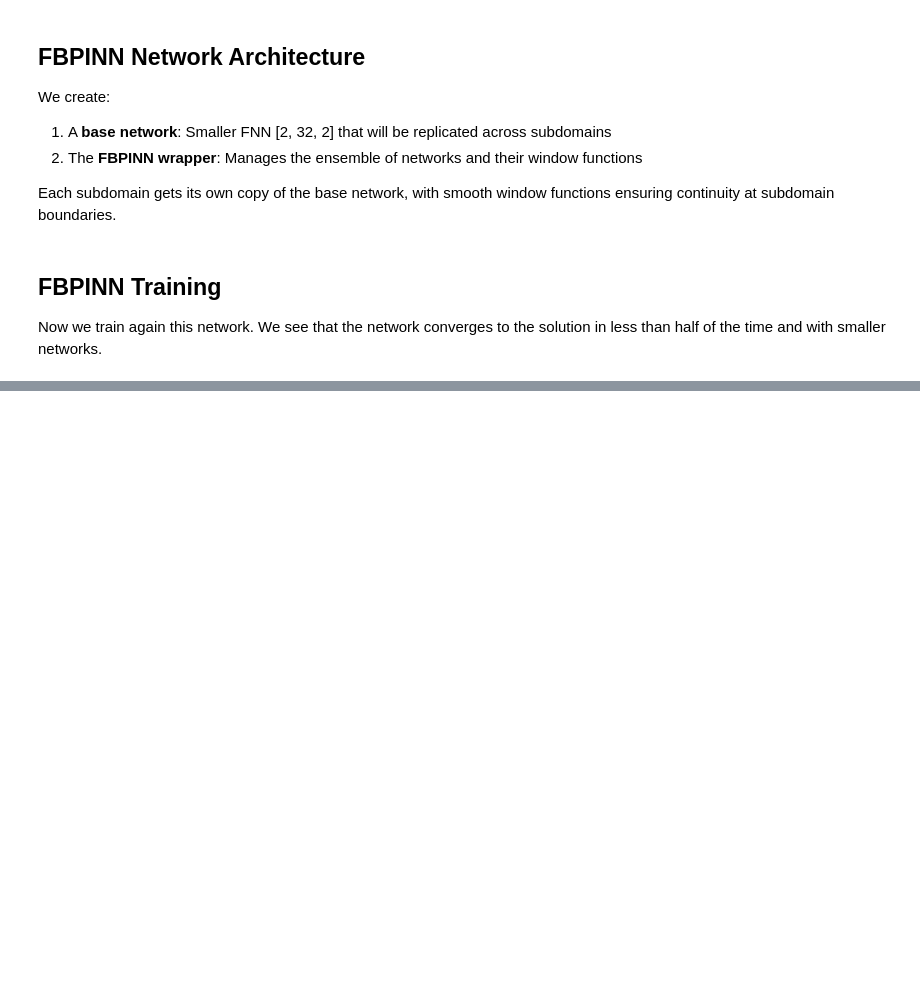
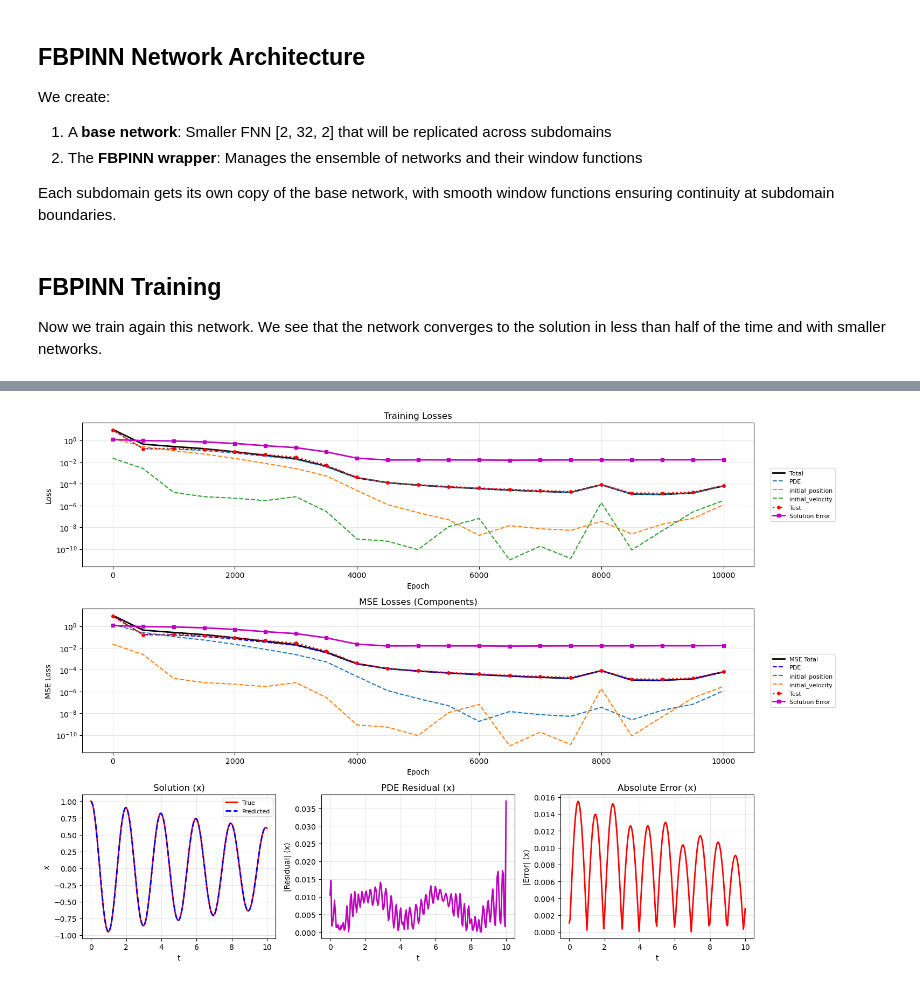
Before and after one commit to gatocor/pinn_models, a Jupyter notebook: examples/1D_overdamped_oscillator.ipynb, the cells around one changed output, grey strips where cells are left out. Saved outputs shown, nothing was run; the diff lists cells and outputs as text; code cells hidden in the pictures; blank space fills up the shorter version.

```diff
--- a/examples/1D_overdamped_oscillator.ipynb
+++ b/examples/1D_overdamped_oscillator.ipynb
@@ -335,22 +355,10 @@ trainer.compile(
     learning_rate=1e-3,
     epochs=10000,
     # batch_size=300,  # Mini-batch to reduce GPU memory usage
-    resample_each=100,
-    resample_pool_size=10,
-    pool_refresh_each=10000,
+    # resample_each=100,
+    # resample_pool_size=10,
+    # pool_refresh_each=20000,
     print_each=500,
-    show_plots=False,
-)
-
-trainer.train()
-
-trainer.compile(
-    resample=False,
-    optimizer="lbfgs",
-    learning_rate=1.0,
-    epochs=50,
-    lbfgs_max_iter=100,
-    print_each=50,
     show_plots=True,
 )
 
@@ -375,0 +368 @@ Training complete in 8.2s
+[figure, added]
```
Also changed, not shown: parts of 6 cells of this notebook, 9 other files.
